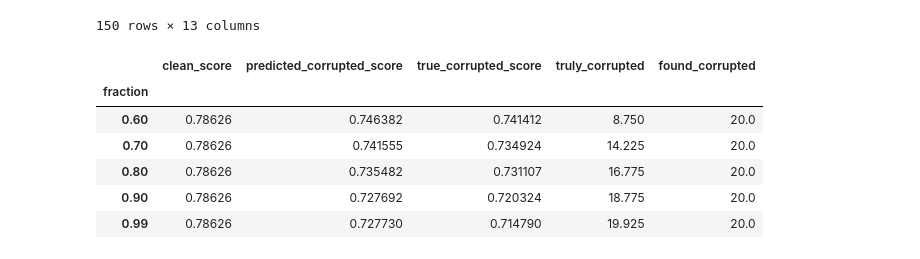
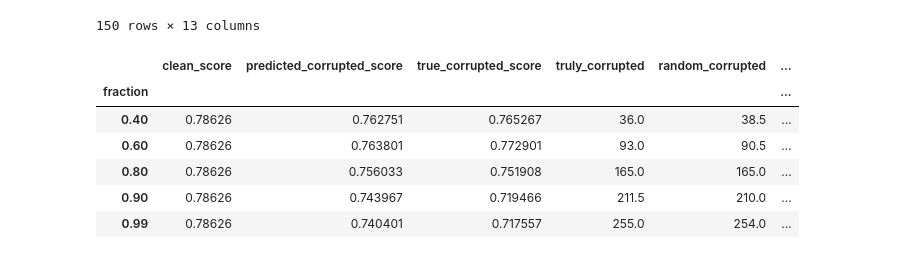
Before and after one commit to schelterlabs/jenga, a Jupyter notebook: PPP-sklearn-wrapper-example.ipynb, the cells around one changed output. Saved outputs shown, nothing was run; the diff lists cells and outputs as text; code cells hidden in the pictures.

```diff
--- a/PPP-sklearn-wrapper-example.ipynb
+++ b/PPP-sklearn-wrapper-example.ipynb
@@ -180,22 +180,26 @@ corruptions = {
     lambda x: Scaling(x, ['fare']),
 }
 
-fractions = [.6, .7, .8, .9, .99]
+fractions = [.4, .6, .8, .9, .99]
 
 n_reps = 10
-
+num_features = 1
 results = []
 for _ in range(n_reps):
     for corruption in corruptions:
         for fraction in fractions:
             corrupt = corruption(fraction)
             X_corrupted = corrupt(X_test.copy())
+
             ppp_prediction, corrupted_idx = ppp.predict_and_explain_ppp(X_corrupted,
-                                num_percentile_neighbors = 20,
-                                num_top_meta_features = 1)
+                                num_percentile_neighbors = int(len(X_test)*fraction / num_features),
+                                num_top_meta_features = num_features)
             X_corrupted['corrupted'] = X_corrupted[corrupt.columns[0]]!=X_test[corrupt.columns[0]]
             truly_corrupted = X_corrupted.iloc[corrupted_idx]['corrupted'].sum()
+            corrupted_idx_random = np.random.rand(len(X_test)) < (len(corrupted_idx)/len(X_test))
+            random_corrupted = X_corrupted.loc[corrupted_idx_random,'corrupted'].sum()
             found_corrupted = len(corrupted_idx)
+            found_corrupted_random = corrupted_idx_random.sum()
 
             results.append({
                 'fraction': fraction,
@@ -204,21 +208,23 @@ for _ in range(n_reps):
                 'predicted_corrupted_score': ppp_prediction,
                 'true_corrupted_score': clf.score(X_corrupted, y_test),
                 'truly_corrupted': truly_corrupted,
-                'found_corrupted': found_corrupted
+                'random_corrupted': random_corrupted,
+                'found_corrupted': found_corrupted,
+                'found_corrupted_random': found_corrupted_random
             })
 
 results_df = pd.DataFrame(results)
 # %%
-aggregated_results = results_df.groupby('fraction').mean()
+aggregated_results = results_df.groupby('fraction').median()
 aggregated_results
 # %% [output]
-|  | clean_score | predicted_corrupted_score | true_corrupted_score | truly_corrupted | found_corrupted |
-| fraction |  |  |  |  |  |
-| 0.60 | 0.78626 | 0.746382 | 0.741412 | 8.750 | 20.0 |
-| 0.70 | 0.78626 | 0.741555 | 0.734924 | 14.225 | 20.0 |
-| 0.80 | 0.78626 | 0.735482 | 0.731107 | 16.775 | 20.0 |
-| 0.90 | 0.78626 | 0.727692 | 0.720324 | 18.775 | 20.0 |
-| 0.99 | 0.78626 | 0.727730 | 0.714790 | 19.925 | 20.0 |
+|  | clean_score | predicted_corrupted_score | true_corrupted_score | truly_corrupted | random_corrupted | ... |
+| fraction |  |  |  |  |  | ... |
+| 0.40 | 0.78626 | 0.762751 | 0.765267 | 36.0 | 38.5 | ... |
+| 0.60 | 0.78626 | 0.763801 | 0.772901 | 93.0 | 90.5 | ... |
+| 0.80 | 0.78626 | 0.756033 | 0.751908 | 165.0 | 165.0 | ... |
+| 0.90 | 0.78626 | 0.743967 | 0.719466 | 211.5 | 210.0 | ... |
+| 0.99 | 0.78626 | 0.740401 | 0.717557 | 255.0 | 254.0 | ... |
 # %%
 %matplotlib inline
 %config InlineBackend.figure_format = 'svg'
```
Also changed, not shown: parts of 3 cells of this notebook, 6 other files.
